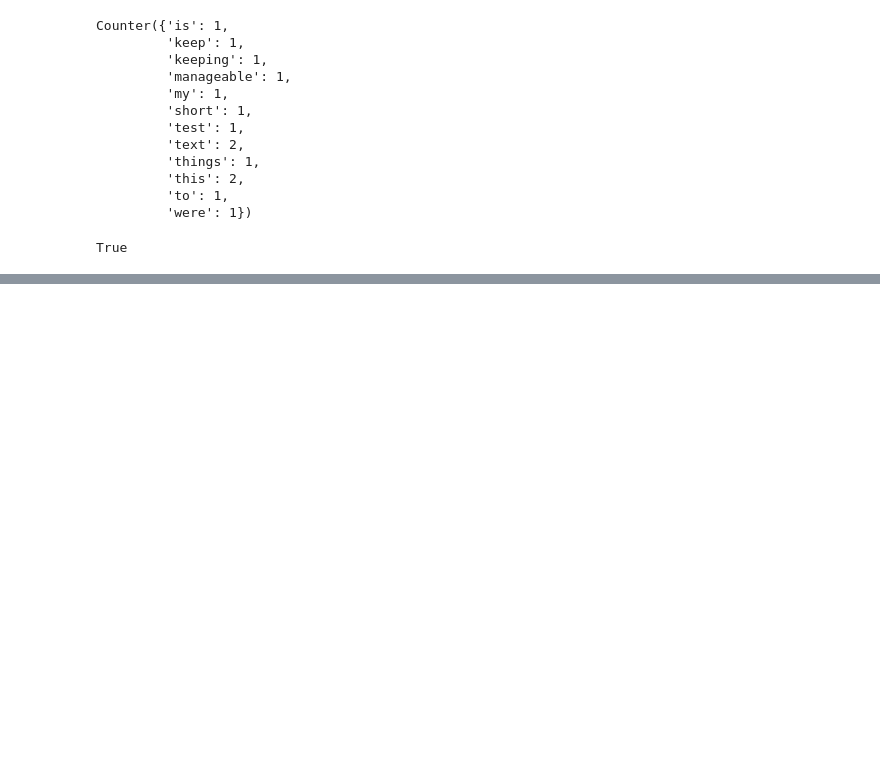
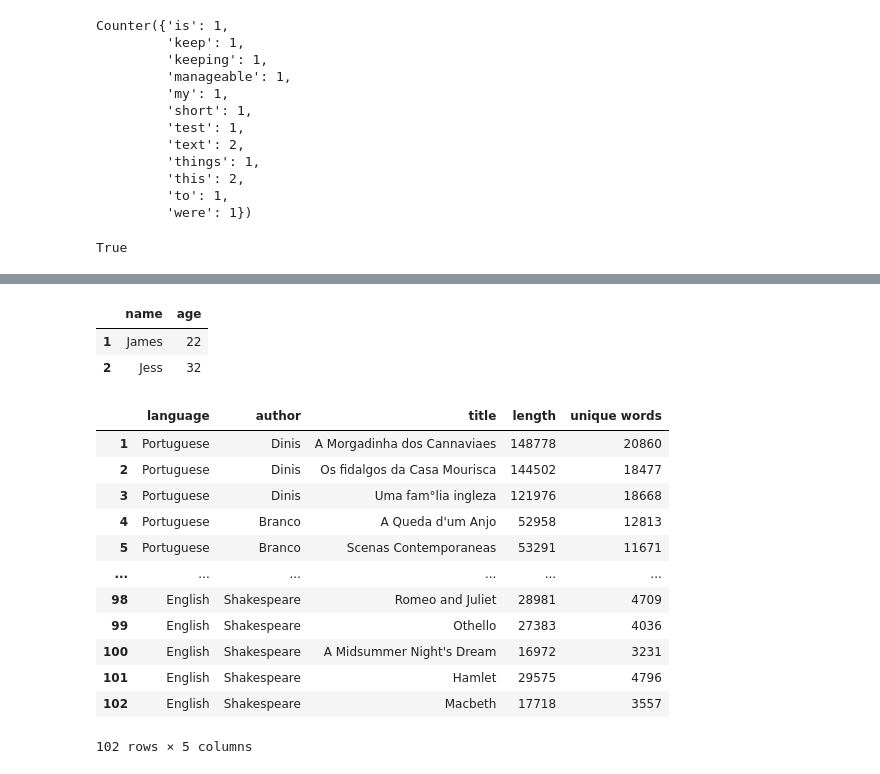
Before and after one commit to menobleknight/using-python-for-research, a Jupyter notebook: week-3-part-2/language-processing.ipynb, the cells around one changed output, grey strips where cells are left out. Saved outputs shown, nothing was run; the diff lists cells and outputs as text; code cells hidden in the pictures; blank space fills up the shorter version.

```diff
--- a/week-3-part-2/language-processing.ipynb
+++ b/week-3-part-2/language-processing.ipynb
@@ -70,9 +70,9 @@ from collections import Counter
 
 def count_words_fast(text):
     text = text.lower()
-    punctuations = [".", ",", ";", ":", "'", '"'] # to skip punctuations in the text
+    punctuations = [".", ",", ";", ":", "'", '"', "?"] # to skip punctuations in the text
     for char in punctuations:
-        text = text.replace(char, '')
+        text = text.replace(char, "")
 
     word_counts = Counter(text.split())
 
@@ -98,0 +169,47 @@ True
+# %%
+import pandas as pd
+
+table = pd.DataFrame(columns=("name", "age"))
+
+table.loc[1] = "James", 22
+table.loc[2] = "Jess", 32
+
+table
+# %% [output]
+|  | name | age |
+| 1 | James | 22 |
+| 2 | Jess | 32 |
+# %%
+stats = pd.DataFrame(columns=("language", "author", "title", "length", "unique words"))
+
+for row, path in enumerate(paths, start=1):
+    book_path = (initial + path.lstrip('.'))
+    text = read_book(book_path)
+
+    word_counts = count_words_fast(text)
+    (num_unique, counts) = word_stats(word_counts)
+
+    language, author, title = path.split("/")[2:] # exclude '.' and 'books' from path
+
+    language = language.capitalize()
+    author = author.capitalize()
+    title = ' '.join(title[:-4].split('-')) # exclude '.txt' from title
+    # OR title = title.replace("-", " ").replace(".txt", "")
+
+    stats.loc[row] = language, author, title, sum(counts), num_unique
+
+stats
+# %% [output]
+|  | language | author | title | length | unique words |
+| 1 | Portuguese | Dinis | A Morgadinha dos Cannaviaes | 148778 | 20860 |
+| 2 | Portuguese | Dinis | Os fidalgos da Casa Mourisca | 144502 | 18477 |
+| 3 | Portuguese | Dinis | Uma fam°lia ingleza | 121976 | 18668 |
+| 4 | Portuguese | Branco | A Queda d'um Anjo | 52958 | 12813 |
+| 5 | Portuguese | Branco | Scenas Contemporaneas | 53291 | 11671 |
+| ... | ... | ... | ... | ... | ... |
+| 98 | English | Shakespeare | Romeo and Juliet | 28981 | 4709 |
+| 99 | English | Shakespeare | Othello | 27383 | 4036 |
+| 100 | English | Shakespeare | A Midsummer Night's Dream | 16972 | 3231 |
+| 101 | English | Shakespeare | Hamlet | 29575 | 4796 |
+| 102 | English | Shakespeare | Macbeth | 17718 | 3557 |
+102 rows × 5 columns
```
Also changed, not shown: parts of 21 cells of this notebook.
